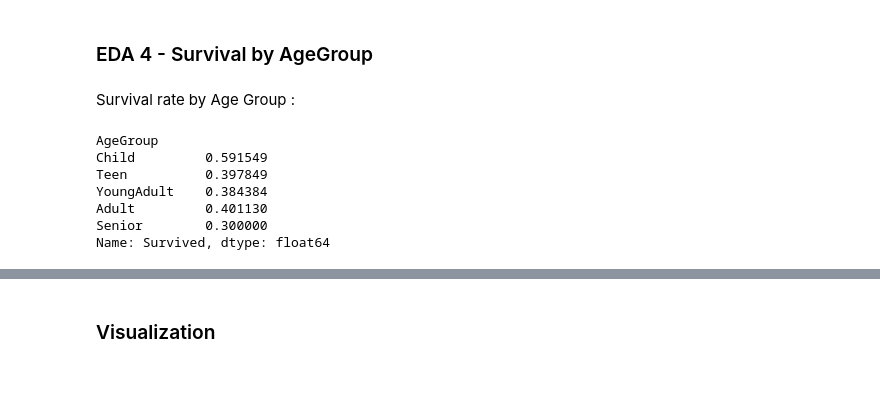
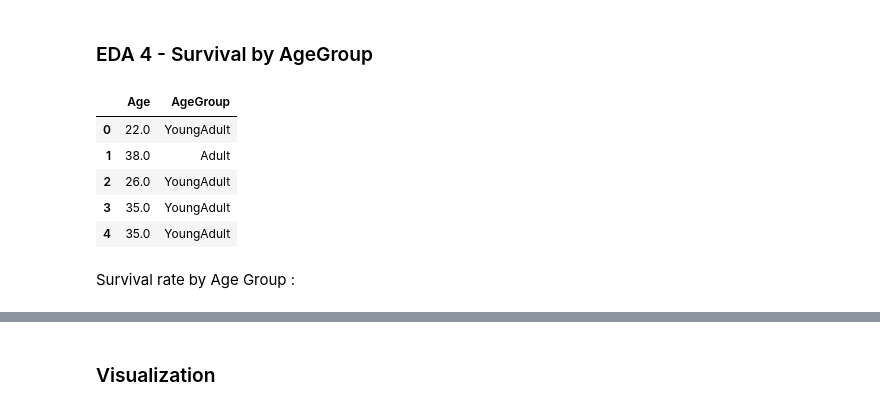
Before and after one commit to krish26/Titanic_Capstone_Project, a Jupyter notebook: ML/notebooks/EDA.ipynb, the cells around one changed output, grey strips where cells are left out. Drawn from its saved outputs; the diff is of its cells as text; code cells hidden in the pictures; blank space fills up the shorter version.

Commit message:
Removed inline feature engineering from EDA for AgeGroup

```diff
--- a/ML/notebooks/EDA.ipynb
+++ b/ML/notebooks/EDA.ipynb
@@ -218,20 +220,14 @@ Younger passengers (0–10 years old) had a higher survival rate, while most pas
 # %% [markdown]
 ### EDA 4 - Survival by AgeGroup
 # %%
-# Creating Age Group Bins
-bins = [0, 13, 19, 35, 55, 80]
-labels = ['Child', 'Teen', 'YoungAdult', 'Adult', 'Senior']
-train_data['AgeGroup'] = pd.cut(train_data['Age'], bins=bins, labels=labels)
+train_data = engineer_features(train_data)
+train_data[['Age', 'AgeGroup']].head()
+# %% [output]
+|  | Age | AgeGroup |
+| 0 | 22.0 | YoungAdult |
+| 1 | 38.0 | Adult |
+| 2 | 26.0 | YoungAdult |
+| 3 | 35.0 | YoungAdult |
+| 4 | 35.0 | YoungAdult |
 # %% [markdown]
 Survival rate by Age Group :
-# %%
-survival_by_agegroup = train_data.groupby('AgeGroup')['Survived'].mean()
-print(survival_by_agegroup)
-# %% [output]
-AgeGroup
-Child         0.591549
-Teen          0.397849
-YoungAdult    0.384384
-Adult         0.401130
-Senior        0.300000
-Name: Survived, dtype: float64
```
Also changed, not shown: parts of 3 cells of this notebook.
